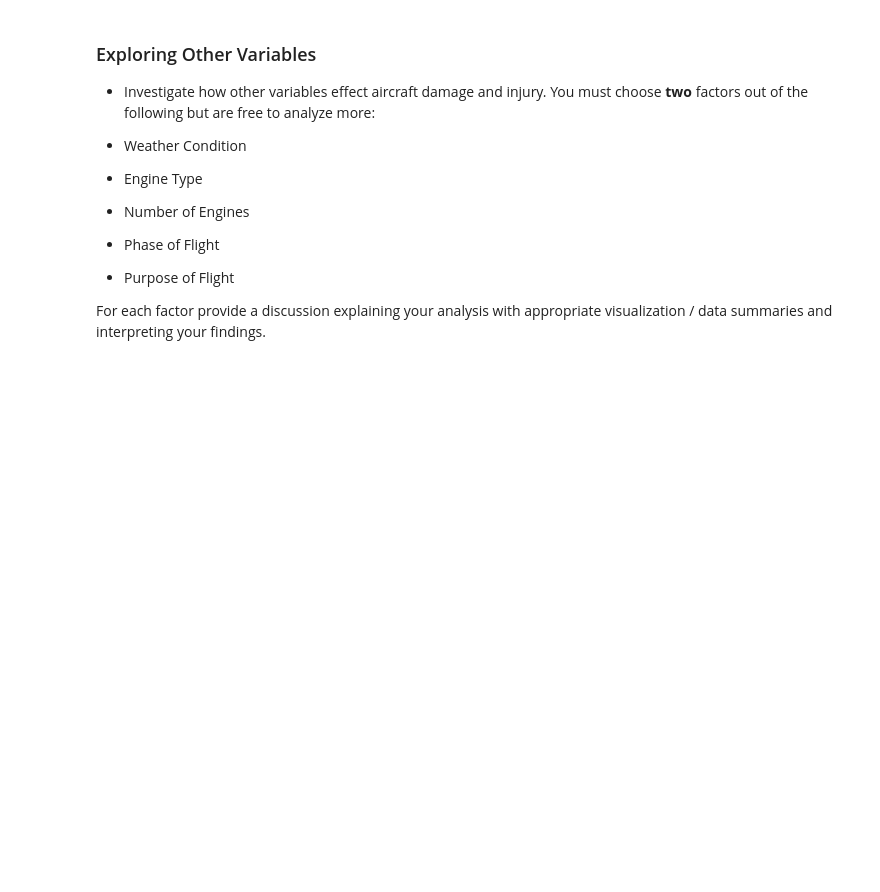
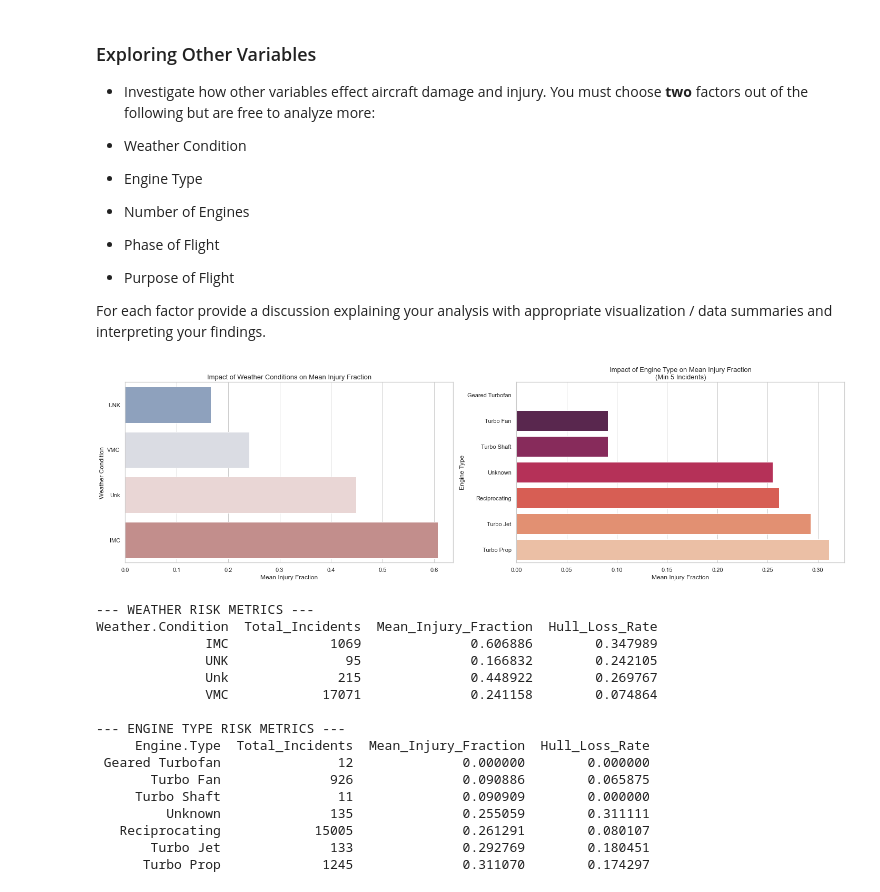
Before and after one commit to JoelOmambiaNyaata/dsc-course0-m8-lab, a Jupyter notebook: Aviation_Accidents_Data_Analysis.ipynb, the cells around one changed output. Cells and saved outputs as stored; diff of their text form; code cells hidden in the pictures; blank space fills up the shorter version.

```diff
--- a/Aviation_Accidents_Data_Analysis.ipynb
+++ b/Aviation_Accidents_Data_Analysis.ipynb
@@ -245,3 +329,63 @@ Sort your results and keep the lowest 15.
 - Purpose of Flight
 
 For each factor provide a discussion explaining your analysis with appropriate visualization / data summaries and interpreting your findings.
+# %%
+# 1. Detect column names for Weather Condition and Engine Type dynamically
+weather_col = [c for c in df_analysis.columns if 'weather' in c.lower()][0]
+engine_col = [c for c in df_analysis.columns if 'engine' in c.lower() and 'type' in c.lower()][0]
+
+# 2. Aggregating metrics by Weather Condition
+weather_summary = df_analysis.groupby(weather_col).agg(
+    Total_Incidents=(weather_col, 'count'),
+    Mean_Injury_Fraction=('Injury_Fraction', 'mean'),
+    Hull_Loss_Rate=('Is_Destroyed', 'mean')
+).reset_index()
+
+# 3. Aggregating metrics by Engine Type (Filtering for categories with > 5 incidents)
+engine_summary = df_analysis.groupby(engine_col).agg(
+    Total_Incidents=(engine_col, 'count'),
+    Mean_Injury_Fraction=('Injury_Fraction', 'mean'),
+    Hull_Loss_Rate=('Is_Destroyed', 'mean')
+).query('Total_Incidents > 5').sort_values('Mean_Injury_Fraction').reset_index()
+
+# 4. Generate Visualizations Side-by-Side
+fig, axes = plt.subplots(1, 2, figsize=(20, 6))
+
+# Plot A: Weather Conditions vs Injury Risk
+sns.barplot(x='Mean_Injury_Fraction', y=weather_col, data=weather_summary.sort_values('Mean_Injury_Fraction'), ax=axes[0], palette='cloudy_r' if 'cloudy_r' in plt.colormaps() else 'vlag')
+axes[0].set_title('Impact of Weather Conditions on Mean Injury Fraction', fontsize=13)
+axes[0].set_xlabel('Mean Injury Fraction')
+axes[0].set_ylabel('Weather Condition')
+
+# Plot B: Engine Type vs Injury Risk
+sns.barplot(x='Mean_Injury_Fraction', y=engine_col, data=engine_summary, ax=axes[1], palette='rocket')
+axes[1].set_title('Impact of Engine Type on Mean Injury Fraction\n(Min 5 Incidents)', fontsize=13)
+axes[1].set_xlabel('Mean Injury Fraction')
+axes[1].set_ylabel('Engine Type')
+
+plt.tight_layout()
+plt.show()
+
+# Print text data tables for complete reporting
+print("--- WEATHER RISK METRICS ---")
+print(weather_summary.to_string(index=False))
+print("\n--- ENGINE TYPE RISK METRICS ---")
+print(engine_summary.to_string(index=False))
+# %% [output]
+[figure, added]
+--- WEATHER RISK METRICS ---
+Weather.Condition  Total_Incidents  Mean_Injury_Fraction  Hull_Loss_Rate
+              IMC             1069              0.606886        0.347989
+              UNK               95              0.166832        0.242105
+              Unk              215              0.448922        0.269767
+              VMC            17071              0.241158        0.074864
+
+--- ENGINE TYPE RISK METRICS ---
+     Engine.Type  Total_Incidents  Mean_Injury_Fraction  Hull_Loss_Rate
+ Geared Turbofan               12              0.000000        0.000000
+       Turbo Fan              926              0.090886        0.065875
+     Turbo Shaft               11              0.090909        0.000000
+         Unknown              135              0.255059        0.311111
+   Reciprocating            15005              0.261291        0.080107
+       Turbo Jet              133              0.292769        0.180451
+      Turbo Prop             1245              0.311070        0.174297
```
Also changed, not shown: parts of 5 cells of this notebook.
